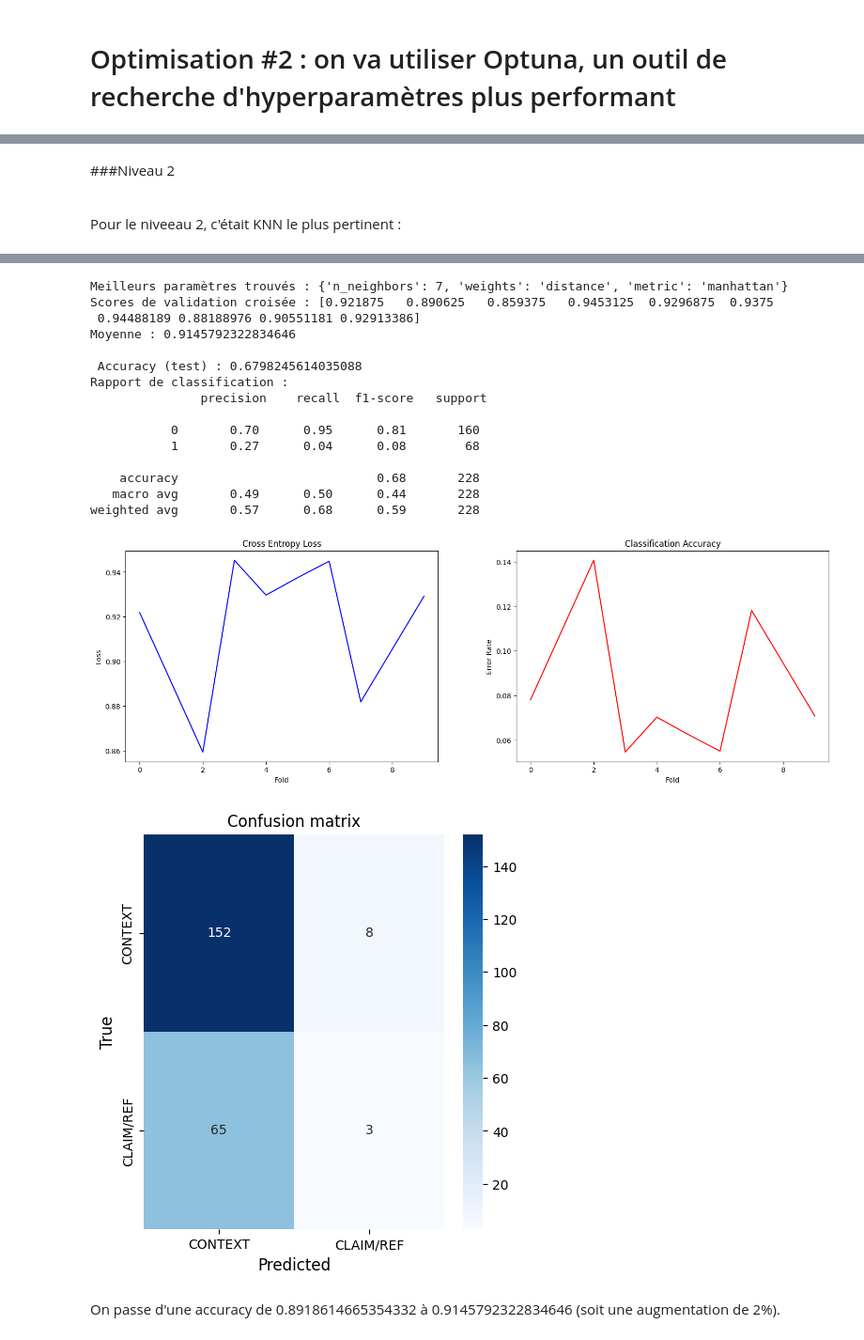
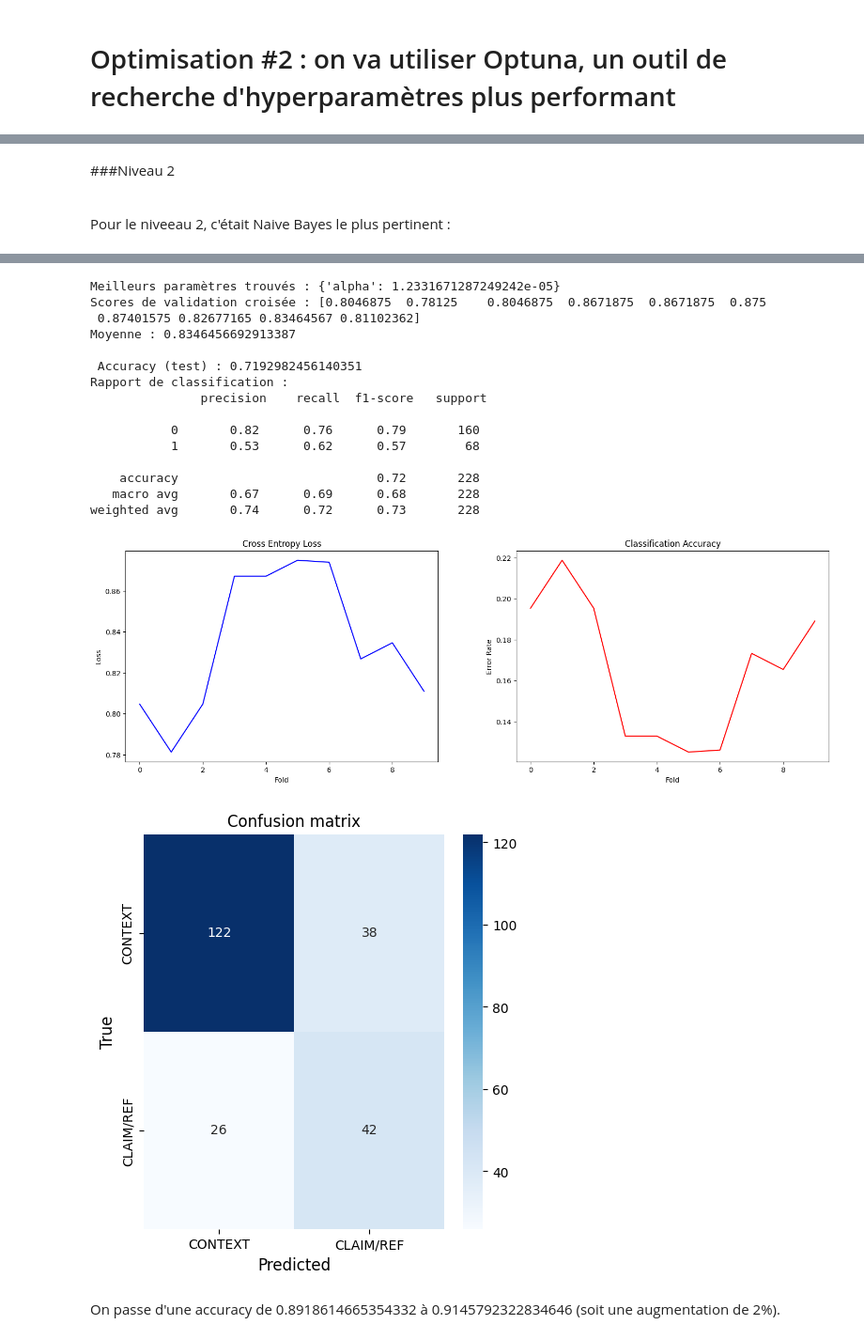
Before and after one commit to Akkuun/M1_IMAGINE_ML_Project, a Jupyter notebook: ML_Project_Group_8.ipynb, the cells around one changed output, grey strips where cells are left out. Shown at 94% size. Drawn from its saved outputs; the diff is of its cells as text; code cells hidden in the pictures.

```diff
--- a/ML_Project_Group_8.ipynb
+++ b/ML_Project_Group_8.ipynb
@@ -2538,13 +2544,13 @@ On obtient une accurancy à peu près similaire mais pas plus importante.
 # %% [markdown]
 ###Niveau 2
 
-<br>  Pour le niveeau 2, c'était KNN le plus pertinent :
+<br>  Pour le niveeau 2, c'était Naive Bayes le plus pertinent :
 # %%
 import optuna
 from sklearn.model_selection import train_test_split, cross_val_score, KFold
 from sklearn.preprocessing import MaxAbsScaler, StandardScaler
 from sklearn.feature_extraction.text import TfidfVectorizer
-from sklearn.neighbors import KNeighborsClassifier
+from sklearn.naive_bayes import MultinomialNB
 from sklearn.metrics import classification_report, accuracy_score, confusion_matrix
 from sklearn.utils import resample
 import pandas as pd
@@ -2569,13 +2575,8 @@ X_scaled = scaler.fit_transform(X_vectorized)
 # 4. Split train/test
 X_train, X_test, y_train, y_test = train_test_split(X_scaled, y, test_size=0.2, random_state=42, stratify=y)
 
-# 5. Standardisation pour KNN
-scaler_std = StandardScaler()
-X_train_scaled = scaler_std.fit_transform(X_train.toarray())
-X_test_scaled = scaler_std.transform(X_test.toarray())
-
-# 6. Upsampling
-X_df = pd.DataFrame(X_train_scaled)
+# 5. Upsampling
+X_df = pd.DataFrame(X_train.toarray())  # Utilisation de .toarray() car Naive Bayes ne supporte pas de sparse matrices
 X_df['label'] = y_train.values
 
 df_majority = X_df[X_df['label'] == 0]
@@ -2593,14 +2594,11 @@ df_upsampled = pd.concat([df_majority, df_minority_upsampled])
 X_train_balanced = df_upsampled.drop('label', axis=1).values
 y_train_balanced = df_upsampled['label'].values
 
-# 7. Optuna pour KNN
+# 6. Optuna pour Naive Bayes
 def objective(trial):
-    n_neighbors = trial.suggest_int('n_neighbors', 1, 20)
-    weights = trial.suggest_categorical('weights', ['uniform', 'distance'])
-    metric = trial.suggest_categorical('metric', ['euclidean', 'manhattan', 'minkowski'])
-
-    knn = KNeighborsClassifier(n_neighbors=n_neighbors, weights=weights, metric=metric)
-    scores = cross_val_score(knn, X_train_balanced, y_train_balanced, cv=KFold(n_splits=10, shuffle=True, random_state=42), scoring='accuracy')
+    alpha = trial.suggest_loguniform('alpha', 1e-5, 1e1)  # paramètre de lissage
+    nb = MultinomialNB(alpha=alpha)
+    scores = cross_val_score(nb, X_train_balanced, y_train_balanced, cv=KFold(n_splits=10, shuffle=True, random_state=42), scoring='accuracy')
     return scores.mean()
 
 study = optuna.create_study(direction='maximize')
@@ -2608,24 +2606,24 @@ study.optimize(objective, n_trials=30)
 
 print("Meilleurs paramètres trouvés :", study.best_params)
 
-# 8. Entraînement du meilleur modèle
-best_knn = KNeighborsClassifier(**study.best_params)
-best_knn.fit(X_train_balanced, y_train_balanced)
+# 7. Entraînement du meilleur modèle
+best_nb = MultinomialNB(alpha=study.best_params['alpha'])
+best_nb.fit(X_train_balanced, y_train_balanced)
 
-# 9. Validation croisée
-knn_scores = cross_val_score(best_knn, X_train_balanced, y_train_balanced, cv=10)
-print("Scores de validation croisée :", knn_scores)
-print("Moyenne :", knn_scores.mean())
+# 8. Validation croisée
+nb_scores = cross_val_score(best_nb, X_train_balanced, y_train_balanced, cv=10)
+print("Scores de validation croisée :", nb_scores)
+print("Moyenne :", nb_scores.mean())
 
-# 10. Test
-y_pred_test = best_knn.predict(X_test_scaled)
+# 9. Test
+y_pred_test = best_nb.predict(X_test.toarray())  # Utilisation de .toarray() pour les tests car Naive Bayes ne prend pas de sparse matrix
 print("\n Accuracy (test) :", accuracy_score(y_test, y_pred_test))
 print("Rapport de classification :\n", classification_report(y_test, y_pred_test))
 
-# 11. Matrice de confusion
+# 10. Matrice de confusion
 conf_matrix = confusion_matrix(y_test, y_pred_test)
 
-# 12. Courbes
-plot_curves(knn_scores)
+# 11. Courbes
+plot_curves(nb_scores)
 plot_curves_confusion(conf_matrix, ['CONTEXT', 'CLAIM/REF'])
 # %% [output]
@@ -2649,20 +2647,20 @@ plot_curves_confusion(conf_matrix, ['CONTEXT', 'CLAIM/REF'])
-Meilleurs paramètres trouvés : {'n_neighbors': 7, 'weights': 'distance', 'metric': 'manhattan'}
-Scores de validation croisée : [0.921875   0.890625   0.859375   0.9453125  0.9296875  0.9375
- 0.94488189 0.88188976 0.90551181 0.92913386]
-Moyenne : 0.9145792322834646
+Meilleurs paramètres trouvés : {'alpha': 1.2331671287249242e-05}
+Scores de validation croisée : [0.8046875  0.78125    0.8046875  0.8671875  0.8671875  0.875
+ 0.87401575 0.82677165 0.83464567 0.81102362]
+Moyenne : 0.8346456692913387
 
- Accuracy (test) : 0.6798245614035088
+ Accuracy (test) : 0.7192982456140351
 Rapport de classification :
                precision    recall  f1-score   support
 
-           0       0.70      0.95      0.81       160
-           1       0.27      0.04      0.08        68
+           0       0.82      0.76      0.79       160
+           1       0.53      0.62      0.57        68
 
-    accuracy                           0.68       228
-   macro avg       0.49      0.50      0.44       228
-weighted avg       0.57      0.68      0.59       228
+    accuracy                           0.72       228
+   macro avg       0.67      0.69      0.68       228
+weighted avg       0.74      0.72      0.73       228
-[figure, old version]
+[figure, new version]
-[figure, old version]
+[figure, new version]
 # %% [markdown]
 On passe d'une accuracy de 0.8918614665354332 à 0.9145792322834646 (soit une augmentation de 2%).
 # %% [markdown]
```
Also changed, not shown: parts of 10 cells of this notebook.
